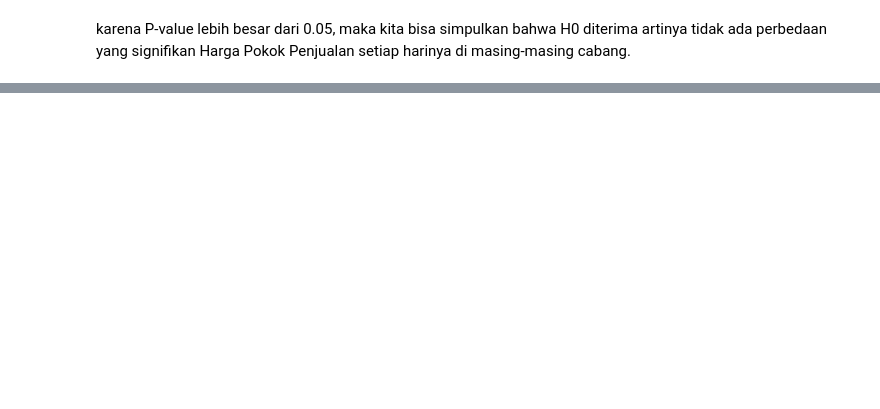
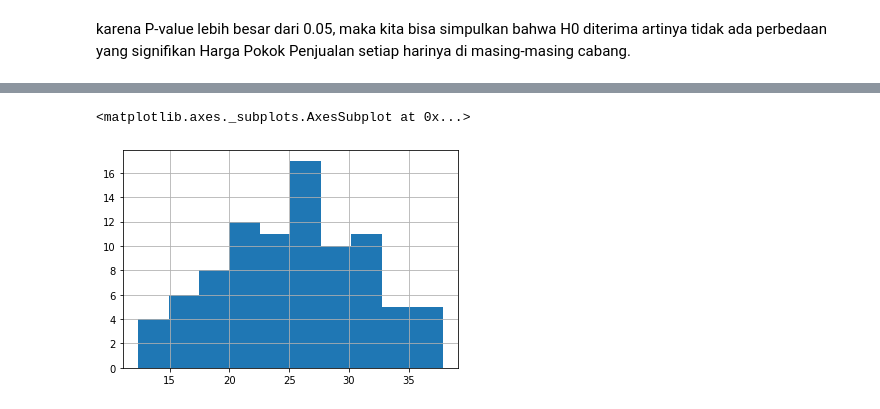
Before and after one commit to sivi-shahab/FTDS-HACKTIV8-Batch006, a Jupyter notebook: P0M1/h8dsft_Milestone1.ipynb, the cells around one changed output, grey strips where cells are left out. Saved outputs shown, nothing was run; the diff lists cells and outputs as text; code cells hidden in the pictures; blank space fills up the shorter version.

```diff
--- a/P0M1/h8dsft_Milestone1.ipynb
+++ b/P0M1/h8dsft_Milestone1.ipynb
@@ -432,0 +498,5 @@ Harga Pokok Penjualan setiap harinya di masing-masing cabang.
+# %%
+data_A['cogs'].hist()
+# %% [output]
+<matplotlib.axes._subplots.AxesSubplot at 0x...>
+[figure, added]
```
Also changed, not shown: parts of 29 cells of this notebook.
